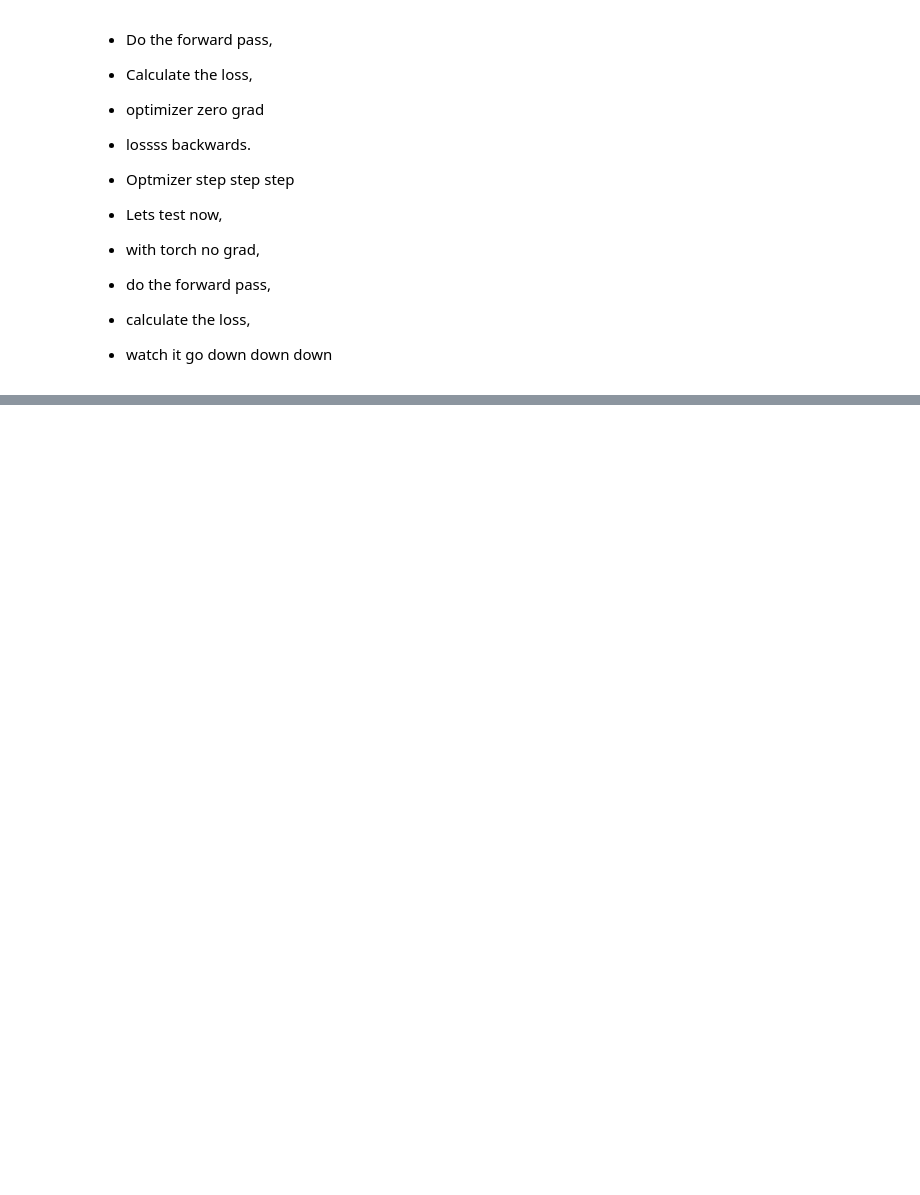
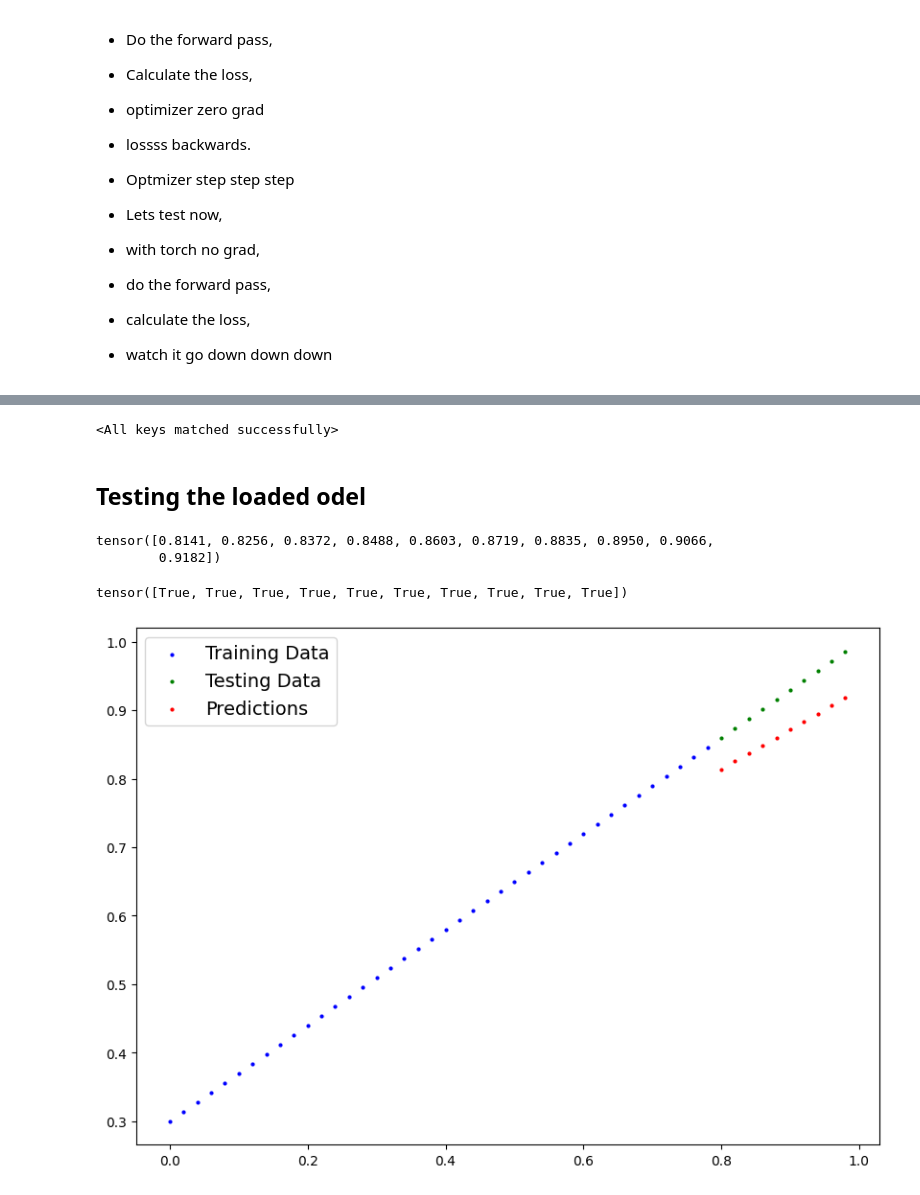
Before and after one commit to UtkarshRasal/deep_learning, a Jupyter notebook: neural_networks.ipynb, the cells around one changed output, grey strips where cells are left out. Saved outputs shown, nothing was run; the diff lists cells and outputs as text; code cells hidden in the pictures; blank space fills up the shorter version.

```diff
--- a/neural_networks.ipynb
+++ b/neural_networks.ipynb
@@ -286,0 +345,14 @@ def train_model(epochs):
+# %%
+from pathlib import Path
+
+# create model directory
+MODEL_PATH = Path('model')
+MODEL_PATH.mkdir(parents=True, exist_ok=True)
+
+# Create mode save path
+MODEL_NAME = "01_pytorch_workflow_model.pth"
+MODEL_SAVE_PATH = MODEL_PATH / MODEL_NAME
+
+# Save the model state_dict()
+print(f"Saving model save path - {MODEL_SAVE_PATH}")
+torch.save(obj=model_0.state_dict(), f=MODEL_SAVE_PATH)
@@ -286,0 +366,29 @@ def train_model(epochs):
+# %%
+# instantiate a new model
+loaded_model_0 = LinearRegressionModel()
+
+# load the state dict of the saved model
+loaded_model_0.load_state_dict(torch.load(f=MODEL_SAVE_PATH))
+# %% [output]
+<All keys matched successfully>
+# %% [markdown]
+## Testing the loaded odel
+# %%
+loaded_model_0.eval()
+
+with torch.inference_mode():
+  loaded_model_preds = loaded_model_0(X_test)
+
+loaded_model_preds
+# %% [output]
+tensor([0.8141, 0.8256, 0.8372, 0.8488, 0.8603, 0.8719, 0.8835, 0.8950, 0.9066,
+        0.9182])
+# %%
+y_preds == loaded_model_preds
+# %% [output]
+tensor([True, True, True, True, True, True, True, True, True, True])
+# %%
+# plot the loaded models prediction
+plot_predictions(predictions=loaded_model_preds)
+# %% [output]
+[figure, added]
```
Also changed, not shown: parts of 12 cells of this notebook.
